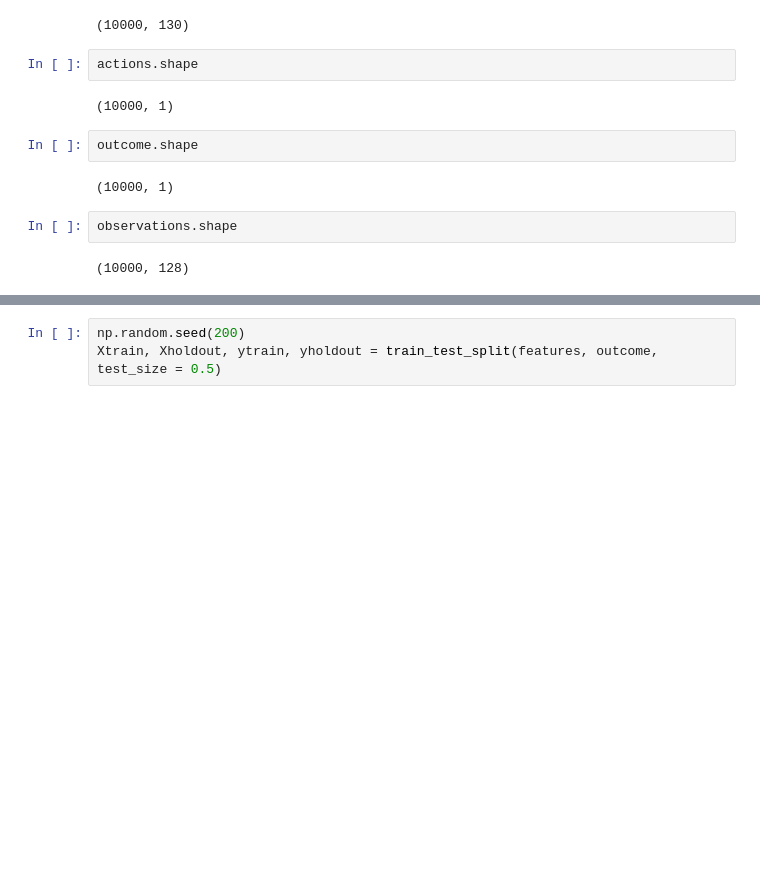
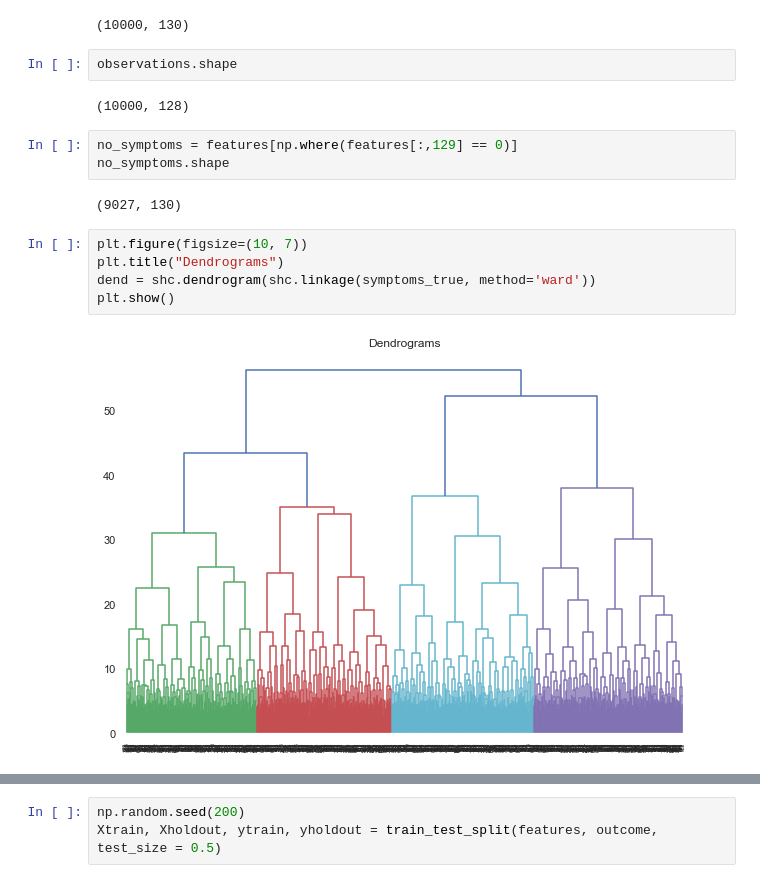
Before and after one commit to bjornite/IN-STK9000, a Jupyter notebook: Project_2/Project2.ipynb, the cells around one changed output, grey strips where cells are left out. Drawn from its saved outputs; the diff is of its cells as text; blank space fills up the shorter version.

```diff
--- a/Project_2/Project2.ipynb
+++ b/Project_2/Project2.ipynb
@@ -22,15 +23,19 @@ labels = features[:,128] + features[:,129]*2
 features.shape
 # %% [output]
 (10000, 130)
-# %%
-actions.shape
-# %% [output]
-(10000, 1)
-# %%
-outcome.shape
-# %% [output]
-(10000, 1)
 # %%
 observations.shape
 # %% [output]
 (10000, 128)
+# %%
+no_symptoms = features[np.where(features[:,129] == 0)]
+no_symptoms.shape
+# %% [output]
+(9027, 130)
+# %%
+plt.figure(figsize=(10, 7))
+plt.title("Dendrograms")
+dend = shc.dendrogram(shc.linkage(symptoms_true, method='ward'))
+plt.show()
+# %% [output]
+[figure, added]
```
Also changed, not shown: parts of 19 cells of this notebook, 2 other files.
